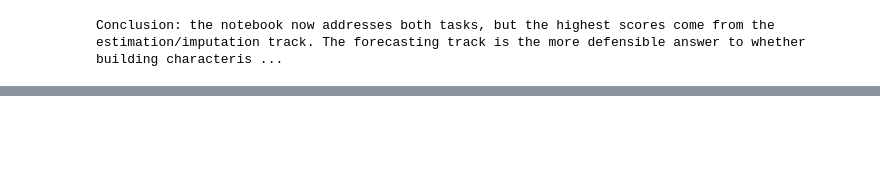
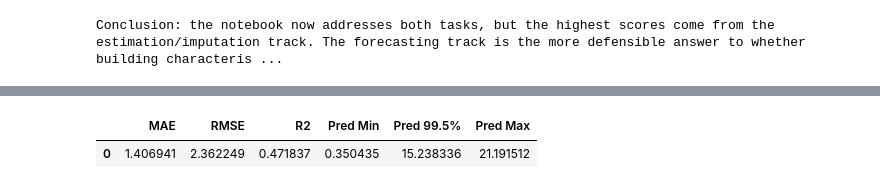
Before and after one commit to Ashley96yy/DATA245_GroupProject, a Jupyter notebook: Jim_He_EDA_Model.ipynb, the cells around one changed output, grey strips where cells are left out. Drawn from its saved outputs; the diff is of its cells as text; code cells hidden in the pictures; blank space fills up the shorter version.

```diff
--- a/Jim_He_EDA_Model.ipynb
+++ b/Jim_He_EDA_Model.ipynb
@@ -1886,0 +1989,87 @@ Conclusion: the notebook now addresses both tasks, but the highest scores come f
+# %%
+JIM_FORECAST_MODEL_PATH = Path("jim_tuned_rf_pipeline.pkl")
+JIM_FORECAST_METADATA_PATH = Path("jim_tuned_rf_pipeline_metadata.json")
+
+
+def save_pipeline_pickle(model, path: Path) -> Path:
+    """Save fitted sklearn pipelines, including notebook-defined transformers."""
+
+    path = Path(path)
+    try:
+        import cloudpickle
+
+        with path.open("wb") as file:
+            cloudpickle.dump(model, file)
+    except ImportError:
+        import joblib
+
+        joblib.dump(model, path, compress=3)
+    return path
+
+
+def load_pipeline_pickle(path: Path):
+    """Load the saved pipeline artifact for a quick smoke test or demo use."""
+
+    import joblib
+
+    return joblib.load(Path(path))
+
+
+def build_forecast_artifact_metadata() -> dict:
+    return {
+        "model_name": best_forecasting_model_name,
+        "scenario": "forecasting_strict",
+        "scenario_label": SCENARIO_LABELS["forecasting_strict"],
+        "target": TARGET,
+        "holdout_year": int(PRIMARY_HOLDOUT_YEAR),
+        "feature_columns": list(year_evaluations["forecasting_strict"]["feature_columns"]),
+        "numeric_features": list(feature_scenarios["forecasting_strict"]["numeric"]),
+        "categorical_features": list(feature_scenarios["forecasting_strict"]["categorical"]),
+        "scope_upper": float(year_evaluations["forecasting_strict"]["scope_upper"]),
+        "train_rows": int(len(year_evaluations["forecasting_strict"]["X_train"])),
+        "test_rows": int(len(year_evaluations["forecasting_strict"]["X_test"])),
+        "metrics": {
+            "MAE": float(best_forecasting_row["MAE"]),
+            "RMSE": float(best_forecasting_row["RMSE"]),
+            "R2": float(best_forecasting_row["R2"]),
+            "Pred Min": float(best_forecasting_row["Pred Min"]),
+            "Pred 99.5%": float(best_forecasting_row["Pred 99.5%"]),
+            "Pred Max": float(best_forecasting_row["Pred Max"]),
+        },
+    }
+
+
+def export_best_forecast_pipeline(
+    model_path: Path = JIM_FORECAST_MODEL_PATH,
+    metadata_path: Path = JIM_FORECAST_METADATA_PATH,
+) -> tuple[Path, Path, dict]:
+    metadata = build_forecast_artifact_metadata()
+    save_pipeline_pickle(best_forecasting_artifact.model, model_path)
+    Path(metadata_path).write_text(json.dumps(metadata, indent=2))
+    return Path(model_path), Path(metadata_path), metadata
+
+
+def build_sample_forecast_input() -> pd.DataFrame:
+    return pd.DataFrame([
+        {
+            "Calendar Year": PRIMARY_HOLDOUT_YEAR,
+            "Year Built": 1980,
+            "Number of Buildings": 1,
+            "Occupancy": 95.0,
+            "Model GFA (ft²)": 50000.0,
+            "Largest Use Share of GFA": 0.9,
+            "Property Type for Modeling": "Multifamily Housing",
+        }
+    ])
+
+
+forecast_model_path, forecast_metadata_path, forecast_metadata = export_best_forecast_pipeline()
+loaded_forecast_model = load_pipeline_pickle(forecast_model_path)
+sample_forecast_input = build_sample_forecast_input()
+sample_forecast_prediction = float(loaded_forecast_model.predict(sample_forecast_input)[0])
+
+print(f"Saved forecasting model pipeline to: {forecast_model_path}")
+print(f"Saved forecasting model metadata to: {forecast_metadata_path}")
+print(f"Loaded model smoke-test prediction: {sample_forecast_prediction:.2f} kgCO2e/ft²")
+display(pd.DataFrame([forecast_metadata["metrics"]]))
+# %% [output]
@@ -1886,0 +2079,2 @@ Conclusion: the notebook now addresses both tasks, but the highest scores come f
+|  | MAE | RMSE | R2 | Pred Min | Pred 99.5% | Pred Max |
+| 0 | 1.406941 | 2.362249 | 0.471837 | 0.350435 | 15.238336 | 21.191512 |
```
Also changed, not shown: parts of 9 cells of this notebook, 1 other file.
